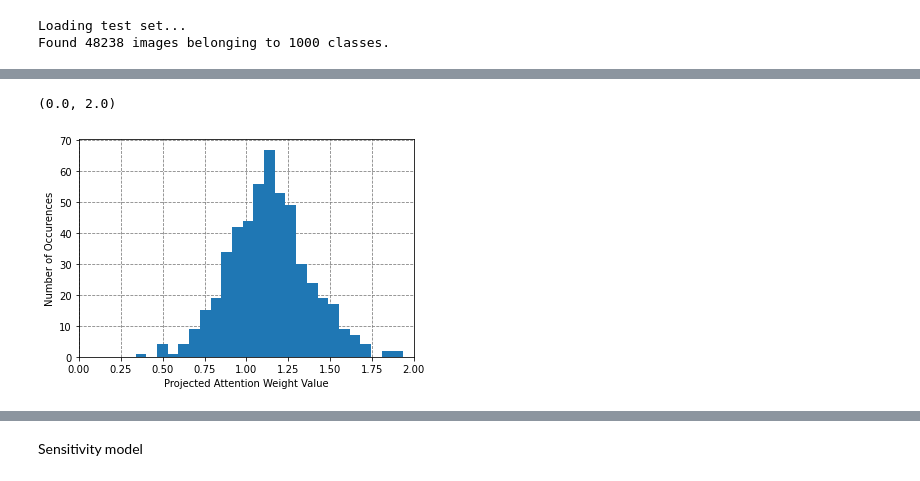
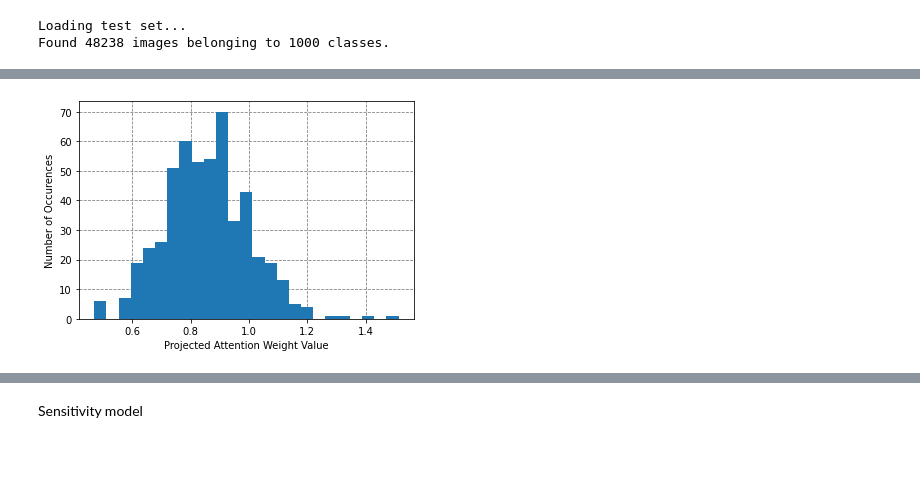
Before and after one commit to mazabdul7/msc_attention_project, a Jupyter notebook: evaluate_models.ipynb, the cells around one changed output, grey strips where cells are left out. Drawn from its saved outputs; the diff is of its cells as text; code cells hidden in the pictures; blank space fills up the shorter version.

Commit message:
experimentation and new attention constraint

```diff
--- a/evaluate_models.ipynb
+++ b/evaluate_models.ipynb
@@ -105,3 +103,6 @@ model.compile(optimizer=tf.keras.optimizers.Adam(3e-4),
+# %%
+with open('proj_mats_norm.pkl', 'rb') as f:
+    p_mat_dict  = pickle.load(f)
 # %%
 classes = ['n01534433', 'n01608432', 'n01806143', 'n01820546', 'n01833805', 'n01855672', 'n02012849', 'n03887697', 'n03207941','n02906734', 'n04131690', 'n03775546', 'n04553703', 'n03207743']
 ave = ['n01534433', 'n01608432', 'n01806143', 'n01820546', 'n01833805', 'n01855672', 'n02012849']
@@ -113,30 +110,34 @@ p_mat = nmf.H
 # %%
 model = tf.keras.models.load_model('models/vgg_trained')
 model.trainable = False
-model = insert_attention_layer_in_keras(p_mat, model, ['block5_conv1'])
+model = insert_attention_layer_in_keras(p_mat_dict[17], model, ['block5_conv1'])
 
-model.load_weights(f'models/baselines/{17}/model_weights')
-test_set.set_target_sampling(['n01608432'], [1])
-acc_val = test_model(model, test_set, 'n01608432')
-print(acc_val)
-a = model.get_layer('attention_block5_conv1').seeds.numpy()
-print(np.sum(a==0)/(a.shape[0]*a.shape[1]))
+model.load_weights(f'models/baseline_fixed/{17}/model_weights')
+# test_set.set_target_sampling(['n01608432'], [1])
+# acc_val = test_model(model, test_set, 'n01608432')
+# print(acc_val)
+#b = model.get_layer('attention_block5_conv1').projection_mat
+# print(np.sum(a==0)/(a.shape[0]*a.shape[1]))
 # %%
 import matplotlib.pyplot as plt
 # %%
 # a = model.get_layer('attention_block5_conv1').seeds.numpy()
 # print(np.sum(a==0)/(a.shape[0]*a.shape[1]))
+for dim in [256]:
+    # model = tf.keras.models.load_model('models/vgg_trained')
+    # model.trainable = False
+    # model = insert_attention_layer_in_keras(p_mat_dict[dim], model, ['block5_conv1'])
 
-pj = model.get_layer('attention_block5_conv1').seeds @ model.get_layer('attention_block5_conv1').projection_mat + model.get_layer('attention_block5_conv1').bias
-fig2, ax2 = plt.subplots()
-ax2.set_axisbelow(True)
-ax2.yaxis.grid(color='gray', linestyle='dashed')
-ax2.xaxis.grid(color='gray', linestyle='dashed')
-ax2.hist(pj.numpy().tolist(), bins=25)
-ax2.set_xlabel('Projected Attention Weight Value')
-ax2.set_ylabel('Number of Occurences')
-ax2.set_xlim([0, 2])
-#fig2.savefig(f'e-2_base.png')
+    model.load_weights(f'models/task_models_fixed_test/n02906734/{dim}/model_weights')
+    pj =  (model.get_layer('attention_block5_conv1').seeds@model.get_layer('attention_block5_conv1').projection_mat)+model.get_layer('attention_block5_conv1').bias
+    fig2, ax2 = plt.subplots()
+    ax2.set_axisbelow(True)
+    ax2.yaxis.grid(color='gray', linestyle='dashed')
+    ax2.xaxis.grid(color='gray', linestyle='dashed')
+    ax2.hist(pj.numpy().tolist(), bins=25)
+    ax2.set_xlabel('Projected Attention Weight Value')
+    ax2.set_ylabel('Number of Occurences')
+    #ax2.set_xlim([0, 2])
+    fig2.savefig(f'ex1.png', dpi=300)
 # %% [output]
-(0.0, 2.0)
-[figure, old version]
+[figure, new version]
```
Also changed, not shown: parts of 26 cells of this notebook, 21 other files.
